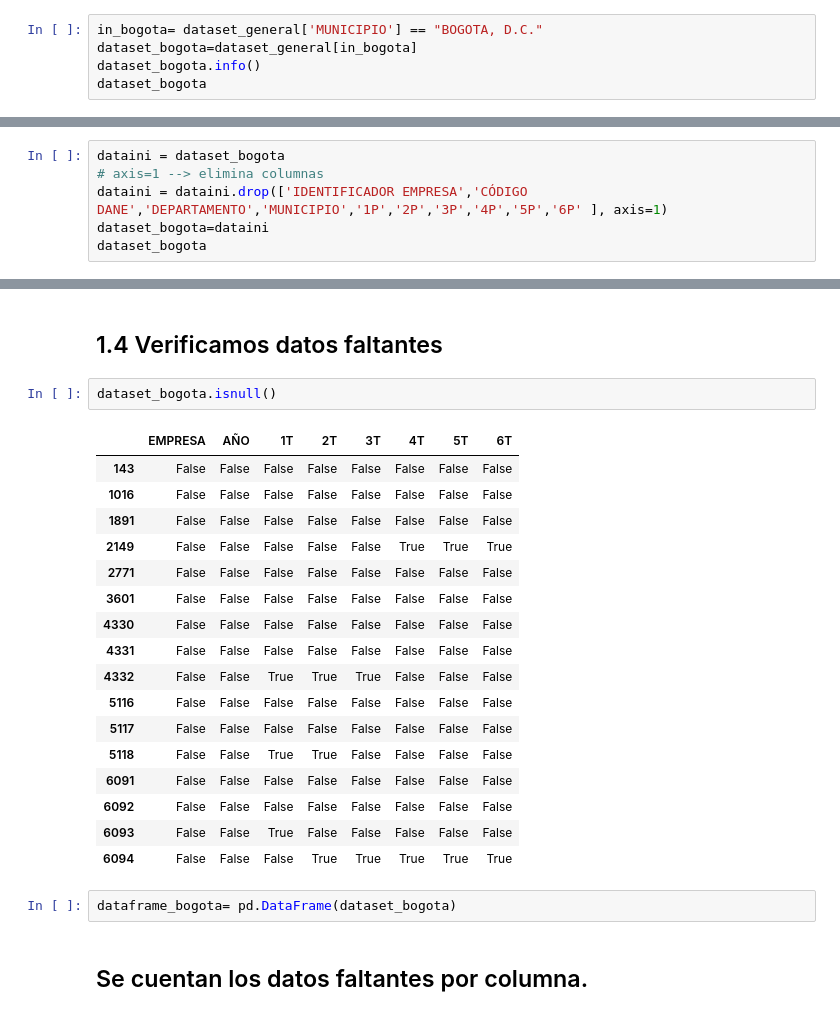
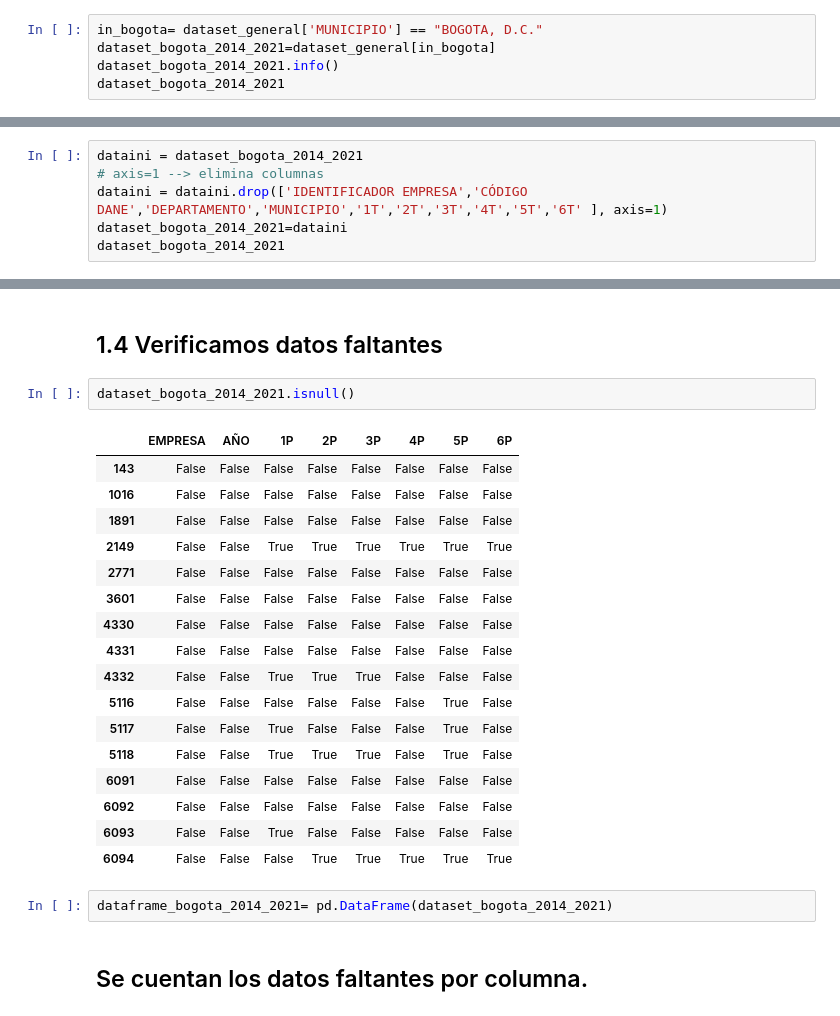
Before and after one commit to 1012357482/ConsumoAguaSeriesTemporales, a Jupyter notebook: ConsumoAguaSeriesTemporales.ipynb, the cells around one changed output, grey strips where cells are left out. Drawn from its saved outputs; the diff is of its cells as text.

```diff
--- a/ConsumoAguaSeriesTemporales.ipynb
+++ b/ConsumoAguaSeriesTemporales.ipynb
@@ -123,9 +144,9 @@ array(['PUERTO NARINO', 'MONTEBELLO', 'PUERTO NARE', 'LA UNION',
       dtype=object)
 # %%
 in_bogota= dataset_general['MUNICIPIO'] == "BOGOTA, D.C."
-dataset_bogota=dataset_general[in_bogota]
-dataset_bogota.info()
-dataset_bogota
+dataset_bogota_2014_2021=dataset_general[in_bogota]
+dataset_bogota_2014_2021.info()
+dataset_bogota_2014_2021
 # %% [output]
 <class 'pandas.core.frame.DataFrame'>
 Int64Index: 16 entries, 143 to 6094
@@ -164,9 +185,9 @@ memory usage: 2.4+ KB
 # %% [markdown]
 ### Se eliminan columnas que se consideran innecesarias.
 # %%
-dataini = dataset_bogota
+dataini = dataset_bogota_2014_2021
 # axis=1 --> elimina columnas
-dataini = dataini.drop(['IDENTIFICADOR EMPRESA','CÓDIGO DANE','DEPARTAMENTO','MUNICIPIO','1P','2P','3P','4P','5P','6P' ], axis=1)
-dataset_bogota=dataini
-dataset_bogota
+dataini = dataini.drop(['IDENTIFICADOR EMPRESA','CÓDIGO DANE','DEPARTAMENTO','MUNICIPIO','1T','2T','3T','4T','5T','6T' ], axis=1)
+dataset_bogota_2014_2021=dataini
+dataset_bogota_2014_2021
 # %% [output]
@@ -208,27 +229,27 @@ memory usage: 1.1+ KB
 # %% [markdown]
 ## 1.4 Verificamos datos faltantes <a name="id14">
 # %%
-dataset_bogota.isnull()
+dataset_bogota_2014_2021.isnull()
 # %% [output]
-|  | EMPRESA | AÑO | 1T | 2T | 3T | 4T | 5T | 6T |
+|  | EMPRESA | AÑO | 1P | 2P | 3P | 4P | 5P | 6P |
 | 143 | False | False | False | False | False | False | False | False |
 | 1016 | False | False | False | False | False | False | False | False |
 | 1891 | False | False | False | False | False | False | False | False |
-| 2149 | False | False | False | False | False | True | True | True |
+| 2149 | False | False | True | True | True | True | True | True |
 | 2771 | False | False | False | False | False | False | False | False |
 | 3601 | False | False | False | False | False | False | False | False |
 | 4330 | False | False | False | False | False | False | False | False |
 | 4331 | False | False | False | False | False | False | False | False |
 | 4332 | False | False | True | True | True | False | False | False |
-| 5116 | False | False | False | False | False | False | False | False |
-| 5117 | False | False | False | False | False | False | False | False |
-| 5118 | False | False | True | True | False | False | False | False |
+| 5116 | False | False | False | False | False | False | True | False |
+| 5117 | False | False | True | False | False | False | True | False |
+| 5118 | False | False | True | True | True | False | True | False |
 | 6091 | False | False | False | False | False | False | False | False |
 | 6092 | False | False | False | False | False | False | False | False |
 | 6093 | False | False | True | False | False | False | False | False |
 | 6094 | False | False | False | True | True | True | True | True |
 # %%
-dataframe_bogota= pd.DataFrame(dataset_bogota)
+dataframe_bogota_2014_2021= pd.DataFrame(dataset_bogota_2014_2021)
 # %% [markdown]
 ## Se cuentan los datos faltantes por columna.
 # %%
```
Also changed, not shown: parts of 44 cells of this notebook.
